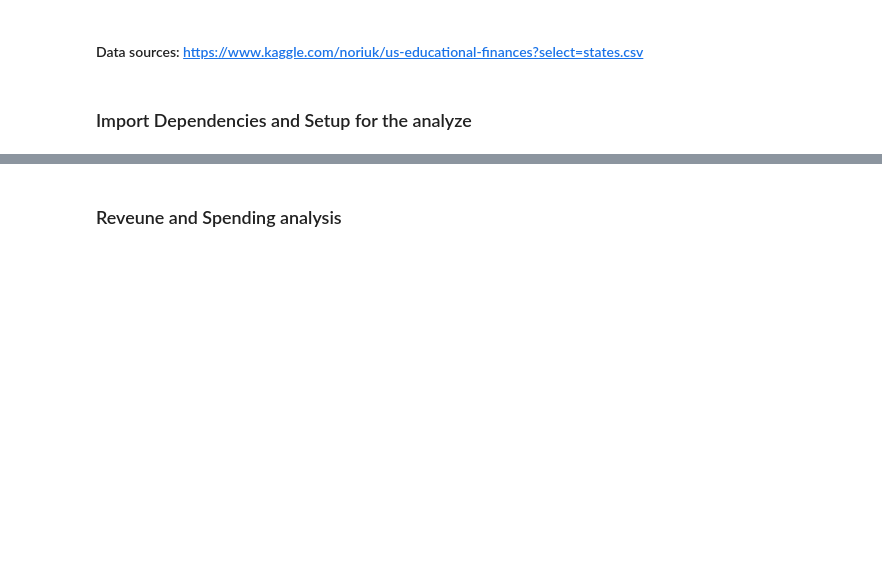
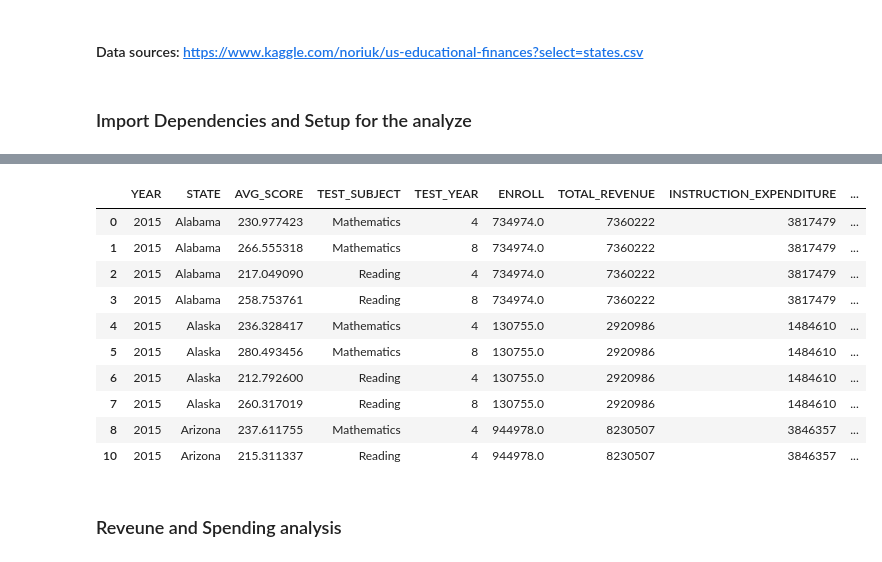
Before and after one commit to trangbt278/education, a Jupyter notebook: Student_Performance_vs_Funding.ipynb, the cells around one changed output, grey strips where cells are left out. Cells and saved outputs as stored; diff of their text form; code cells hidden in the pictures; blank space fills up the shorter version.

```diff
--- a/Student_Performance_vs_Funding.ipynb
+++ b/Student_Performance_vs_Funding.ipynb
@@ -45,7 +72,19 @@ merged_data_df
 # %%
 # Group merged data by the test subject
 test_subject = merged_data_df.groupby(['TEST_SUBJECT'])
-# test_subject.head()
+test_subject.head()
+# %% [output]
+|  | YEAR | STATE | AVG_SCORE | TEST_SUBJECT | TEST_YEAR | ENROLL | TOTAL_REVENUE | INSTRUCTION_EXPENDITURE | ... |
+| 0 | 2015 | Alabama | 230.977423 | Mathematics | 4 | 734974.0 | 7360222 | 3817479 | ... |
+| 1 | 2015 | Alabama | 266.555318 | Mathematics | 8 | 734974.0 | 7360222 | 3817479 | ... |
+| 2 | 2015 | Alabama | 217.049090 | Reading | 4 | 734974.0 | 7360222 | 3817479 | ... |
+| 3 | 2015 | Alabama | 258.753761 | Reading | 8 | 734974.0 | 7360222 | 3817479 | ... |
+| 4 | 2015 | Alaska | 236.328417 | Mathematics | 4 | 130755.0 | 2920986 | 1484610 | ... |
+| 5 | 2015 | Alaska | 280.493456 | Mathematics | 8 | 130755.0 | 2920986 | 1484610 | ... |
+| 6 | 2015 | Alaska | 212.792600 | Reading | 4 | 130755.0 | 2920986 | 1484610 | ... |
+| 7 | 2015 | Alaska | 260.317019 | Reading | 8 | 130755.0 | 2920986 | 1484610 | ... |
+| 8 | 2015 | Arizona | 237.611755 | Mathematics | 4 | 944978.0 | 8230507 | 3846357 | ... |
+| 10 | 2015 | Arizona | 215.311337 | Reading | 4 | 944978.0 | 8230507 | 3846357 | ... |
 # %% [markdown]
 ### Reveune and Spending analysis
 # %%
```
Also changed, not shown: parts of 34 cells of this notebook, 8 other files.
